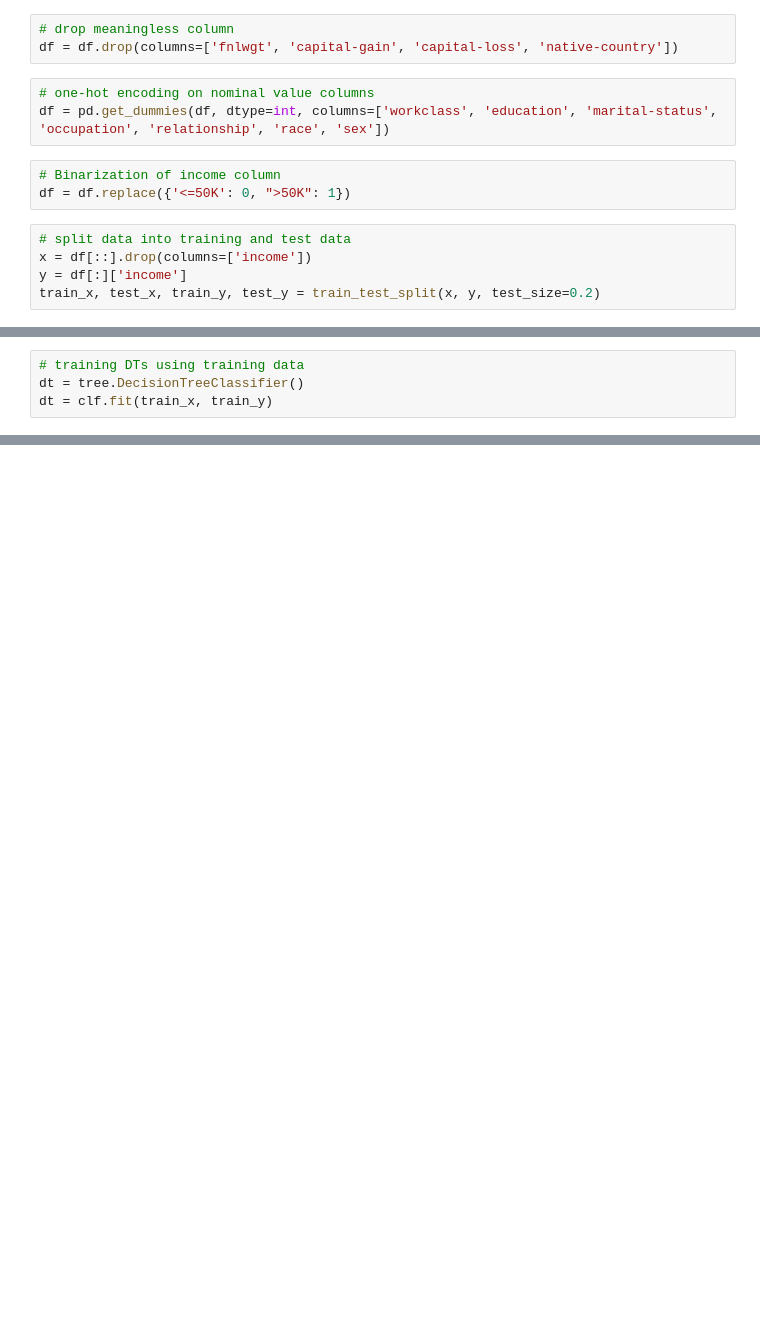
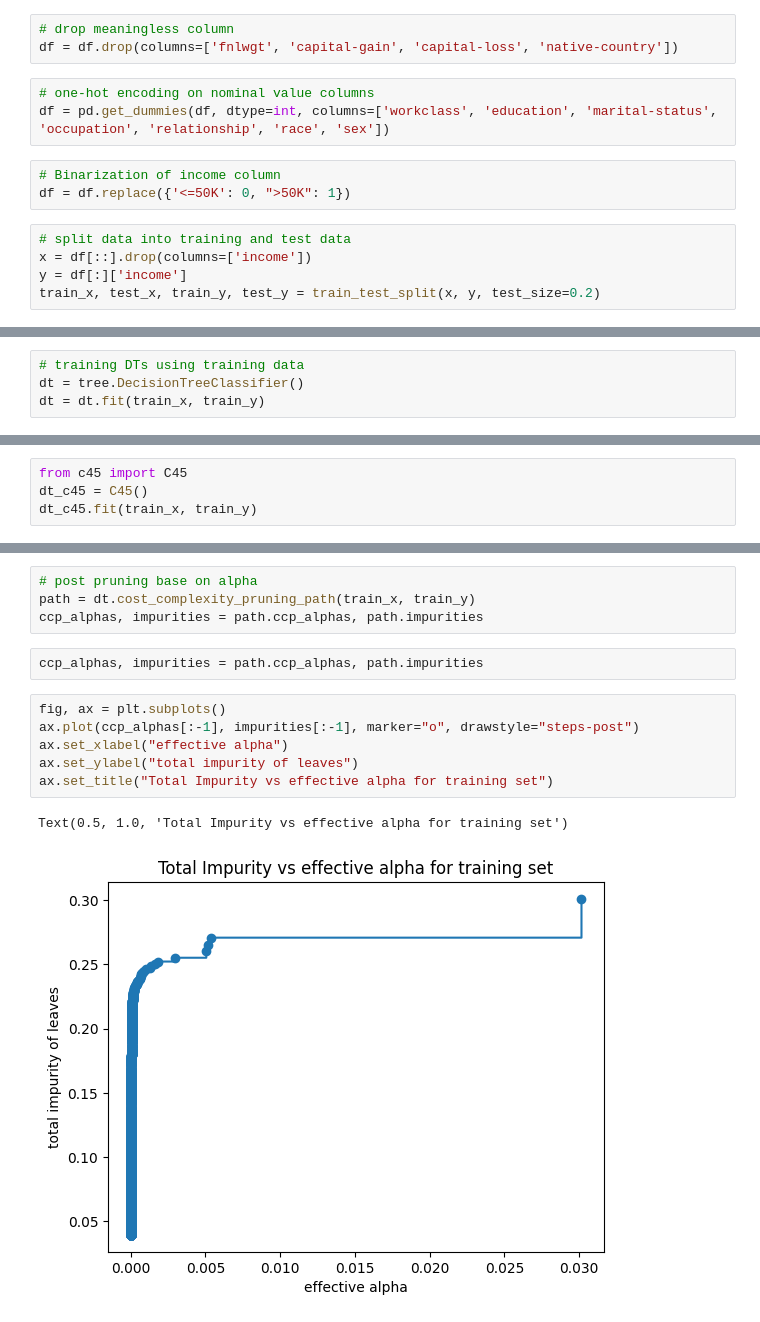
Before and after one commit to A-9-9/DataMining_DecisionTree, a Jupyter notebook: decision_tree.ipynb, the cells around one changed output, grey strips where cells are left out. Drawn from its saved outputs; the diff is of its cells as text; blank space fills up the shorter version.

```diff
--- a/decision_tree.ipynb
+++ b/decision_tree.ipynb
@@ -87,4 +93,4 @@ train_x, test_x, train_y, test_y = train_test_split(x, y, test_size=0.2)
 # %%
 # training DTs using training data
 dt = tree.DecisionTreeClassifier()
-dt = clf.fit(train_x, train_y)
+dt = dt.fit(train_x, train_y)
@@ -104,0 +203,4 @@ Cross Validatoin Accuracy: 0.7807
+# %%
+from c45 import C45
+dt_c45 = C45()
+dt_c45.fit(train_x, train_y)
@@ -104,0 +298,15 @@ Cross Validatoin Accuracy: 0.7807
+# %%
+# post pruning base on alpha
+path = dt.cost_complexity_pruning_path(train_x, train_y)
+ccp_alphas, impurities = path.ccp_alphas, path.impurities
+# %%
+ccp_alphas, impurities = path.ccp_alphas, path.impurities
+# %%
+fig, ax = plt.subplots()
+ax.plot(ccp_alphas[:-1], impurities[:-1], marker="o", drawstyle="steps-post")
+ax.set_xlabel("effective alpha")
+ax.set_ylabel("total impurity of leaves")
+ax.set_title("Total Impurity vs effective alpha for training set")
+# %% [output]
+Text(0.5, 1.0, 'Total Impurity vs effective alpha for training set')
+[figure, added]
```
Also changed, not shown: parts of 38 cells of this notebook, 3 other files.
